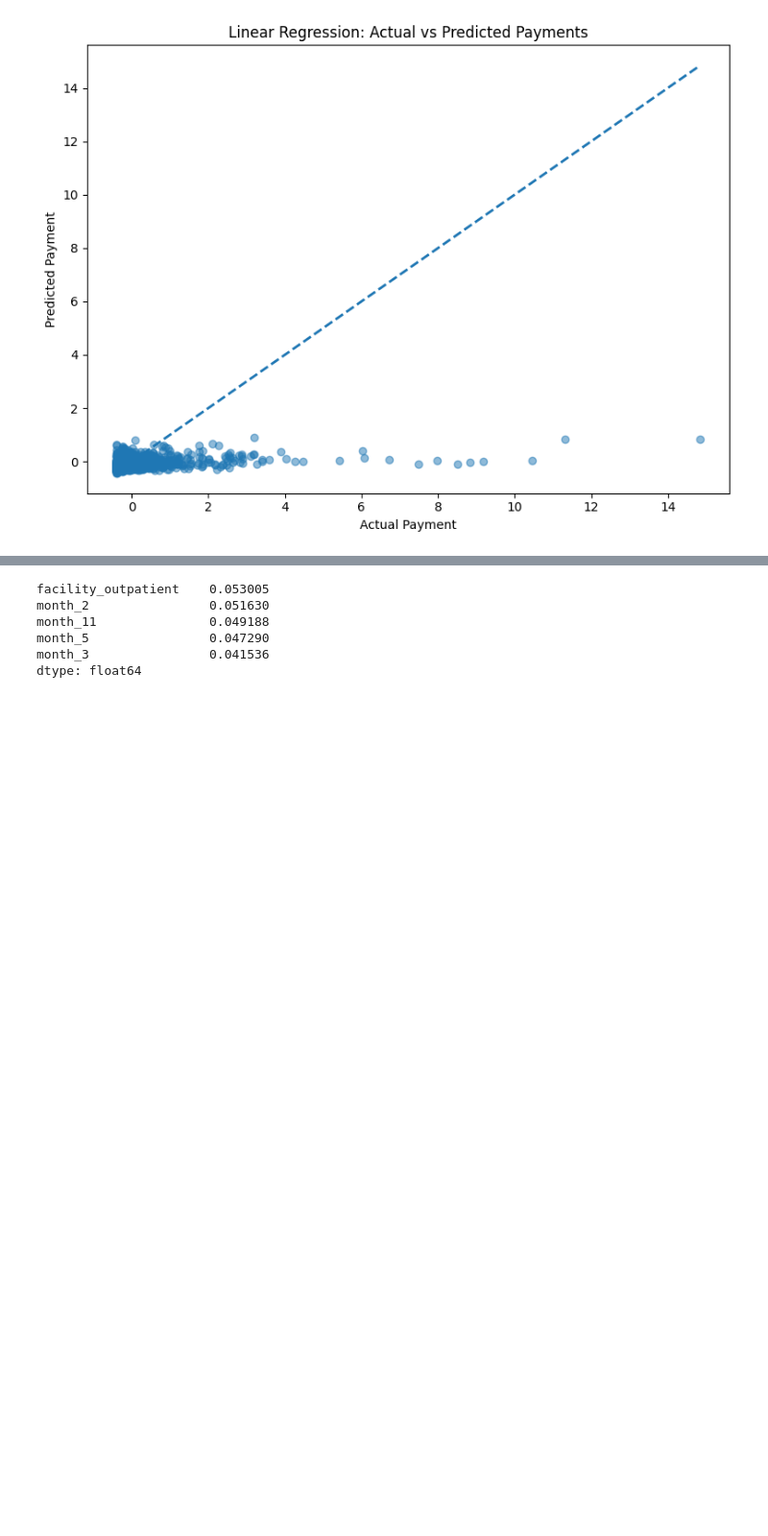
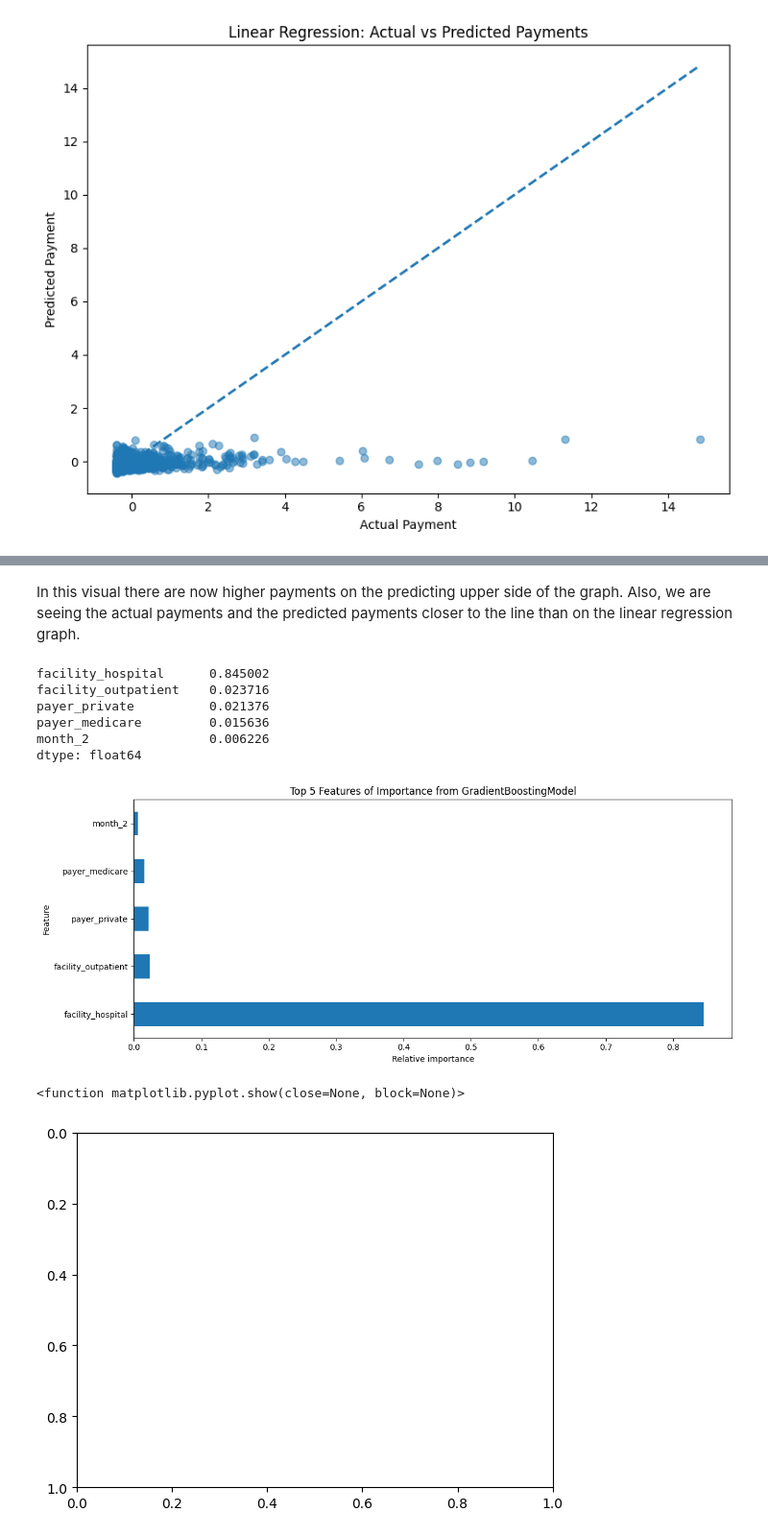
Before and after one commit to mha2112/Insurers, a Jupyter notebook: analysis.ipynb, the cells around one changed output, grey strips where cells are left out. Shown at 96% size. Cells and saved outputs as stored; diff of their text form; code cells hidden in the pictures; blank space fills up the shorter version.

```diff
--- a/analysis.ipynb
+++ b/analysis.ipynb
@@ -794,10 +806,26 @@ TypeError: 'str' object is not callable
+# %% [markdown]
+In this visual there are now higher payments on the predicting upper side of the graph. Also, we are seeing the actual payments and the predicted payments closer to the line than on the linear regression graph.
 # %%
-importances = pd.Series(rf.feature_importances_, index=X.columns).sort_values(ascending=False)
+#most predictive payer, facility, codes from Gradient Boosting model
+importances = pd.Series(gb.feature_importances_, index=X.columns).sort_values(ascending=False)
 importances.head()
 # %% [output]
-facility_outpatient    0.053005
-month_2                0.051630
-month_11               0.049188
-month_5                0.047290
-month_3                0.041536
+facility_hospital      0.845002
+facility_outpatient    0.023716
+payer_private          0.021376
+payer_medicare         0.015636
+month_2                0.006226
 dtype: float64
+# %%
+#visualize most influencal payment predictions
+#sort importance
+importances = pd.Series(gb.feature_importances_, index=X.columns).sort_values(ascending=False)
+
+#plot the top features
+plot_labels(importances.head(5), x_axis=None,y_axis=None, kind='barh', title= 'Top 5 Features of Importance from GradientBoostingModel', xlabel='Relative importance', ylabel='Feature', figsize=(12,5), color=None)
+plt.gca().invert_yaxis()
+plt.show
+# %% [output]
+[figure, added]
+<function matplotlib.pyplot.show(close=None, block=None)>
+[figure, added]
```
Also changed, not shown: parts of 19 cells of this notebook, 3 other files.
